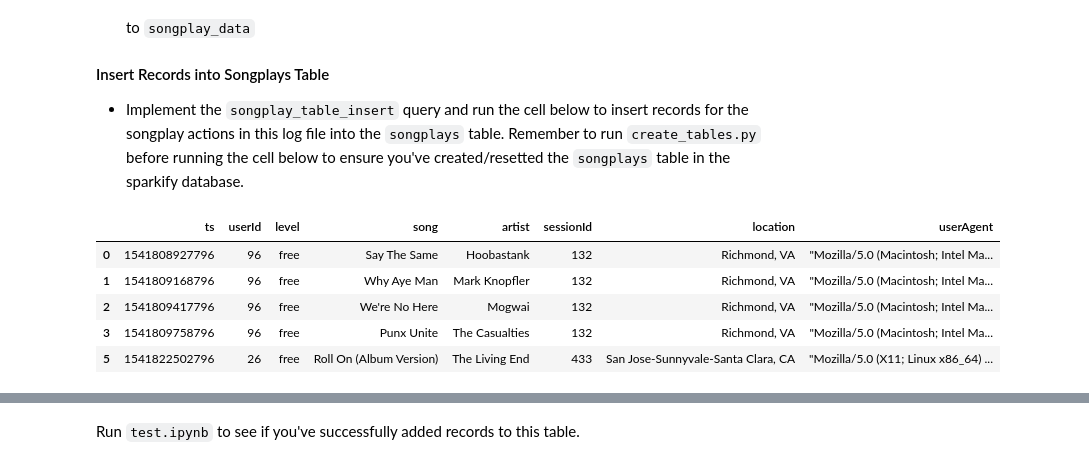
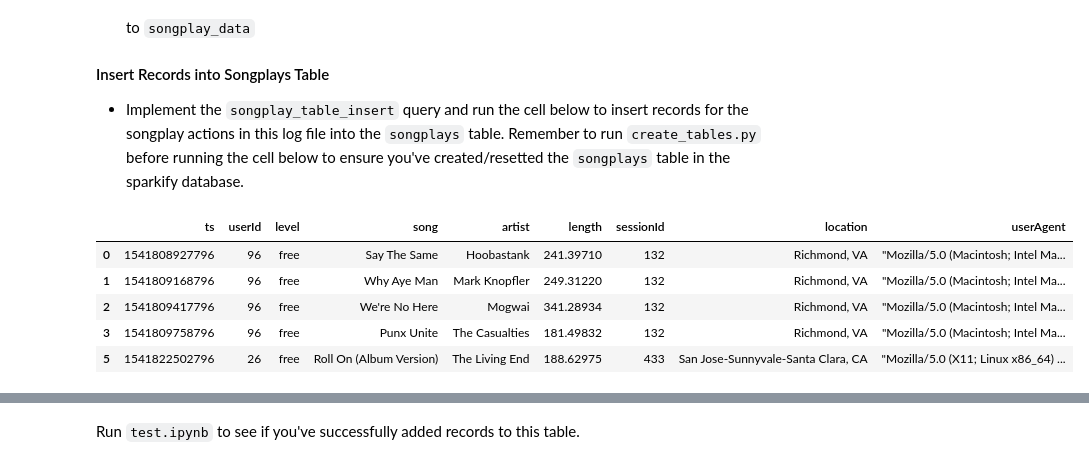
Before and after one commit to loureiro85/de-01-data-modeling-with-postgres, a Jupyter notebook: etl.ipynb, the cells around one changed output, grey strips where cells are left out. Saved outputs shown, nothing was run; the diff lists cells and outputs as text; code cells hidden in the pictures.

```diff
--- a/etl.ipynb
+++ b/etl.ipynb
@@ -263,22 +268,23 @@ This one is a little more complicated since information from the songs table, ar
 # %%
 df[[
     'ts',
     'userId',
     'level',
     'song',
     'artist',
+    'length',
     'sessionId',
     'location',
     'userAgent',
 
 ]].head()
 # %% [output]
-|  | ts | userId | level | song | artist | sessionId | location | userAgent |
-| 0 | 1541808927796 | 96 | free | Say The Same | Hoobastank | 132 | Richmond, VA | "Mozilla/5.0 (Macintosh; Intel Ma... |
-| 1 | 1541809168796 | 96 | free | Why Aye Man | Mark Knopfler | 132 | Richmond, VA | "Mozilla/5.0 (Macintosh; Intel Ma... |
-| 2 | 1541809417796 | 96 | free | We're No Here | Mogwai | 132 | Richmond, VA | "Mozilla/5.0 (Macintosh; Intel Ma... |
-| 3 | 1541809758796 | 96 | free | Punx Unite | The Casualties | 132 | Richmond, VA | "Mozilla/5.0 (Macintosh; Intel Ma... |
-| 5 | 1541822502796 | 26 | free | Roll On (Album Version) | The Living End | 433 | San Jose-Sunnyvale-Santa Clara, CA | "Mozilla/5.0 (X11; Linux x86_64) ... |
+|  | ts | userId | level | song | artist | length | sessionId | location | userAgent |
+| 0 | 1541808927796 | 96 | free | Say The Same | Hoobastank | 241.39710 | 132 | Richmond, VA | "Mozilla/5.0 (Macintosh; Intel Ma... |
+| 1 | 1541809168796 | 96 | free | Why Aye Man | Mark Knopfler | 249.31220 | 132 | Richmond, VA | "Mozilla/5.0 (Macintosh; Intel Ma... |
+| 2 | 1541809417796 | 96 | free | We're No Here | Mogwai | 341.28934 | 132 | Richmond, VA | "Mozilla/5.0 (Macintosh; Intel Ma... |
+| 3 | 1541809758796 | 96 | free | Punx Unite | The Casualties | 181.49832 | 132 | Richmond, VA | "Mozilla/5.0 (Macintosh; Intel Ma... |
+| 5 | 1541822502796 | 26 | free | Roll On (Album Version) | The Living End | 188.62975 | 433 | San Jose-Sunnyvale-Santa Clara, CA | "Mozilla/5.0 (X11; Linux x86_64) ... |
 # %%
 df['ts'] = pd.to_datetime(df['ts'])
 
```
Also changed, not shown: parts of 2 cells of this notebook, 4 other files.
